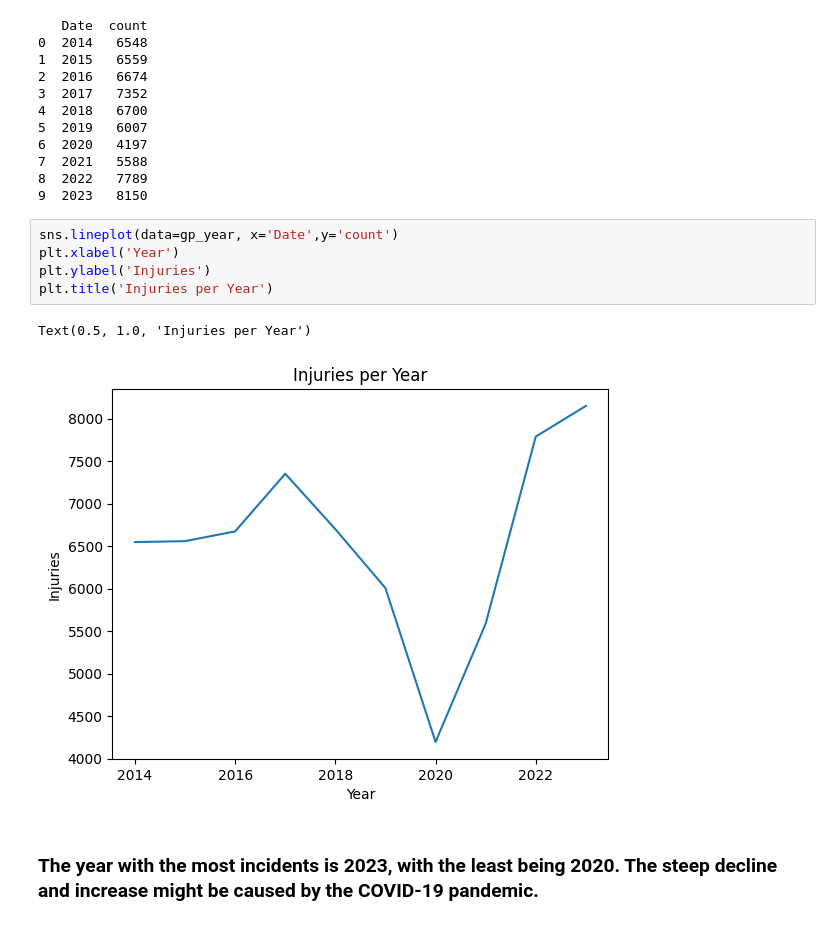
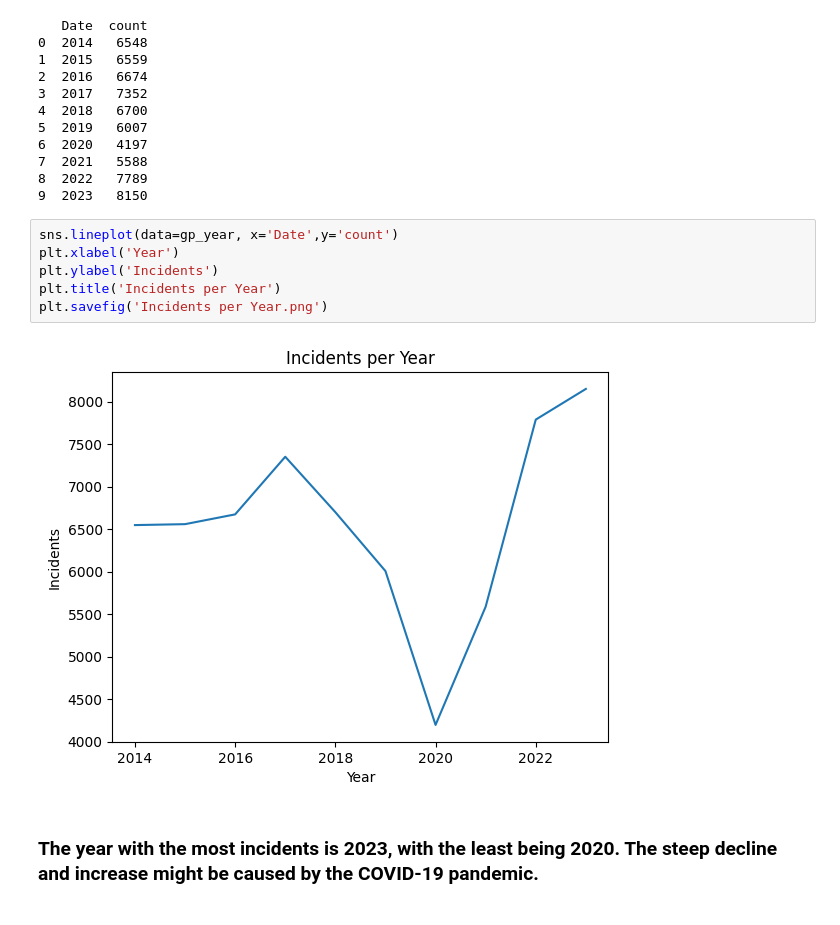
Before and after one commit to PancratiusV/London-Bus-Safety, a Jupyter notebook: London Bus Safety Performance.ipynb, the cells around one changed output. Saved outputs shown, nothing was run; the diff lists cells and outputs as text.

```diff
--- a/London Bus Safety Performance.ipynb
+++ b/London Bus Safety Performance.ipynb
@@ -75,11 +75,11 @@ print(gp_year)
 # %%
 sns.lineplot(data=gp_year, x='Date',y='count')
 plt.xlabel('Year')
-plt.ylabel('Injuries')
-plt.title('Injuries per Year')
+plt.ylabel('Incidents')
+plt.title('Incidents per Year')
+plt.savefig('Incidents per Year.png')
 # %% [output]
-Text(0.5, 1.0, 'Injuries per Year')
-[figure, old version]
+[figure, new version]
 # %% [markdown]
 ### The year with the most incidents is 2023, with the least being 2020. The steep decline and increase might be caused by the COVID-19 pandemic.
 # %% [markdown]
```
Also changed, not shown: parts of 5 cells of this notebook, 5 other files.
